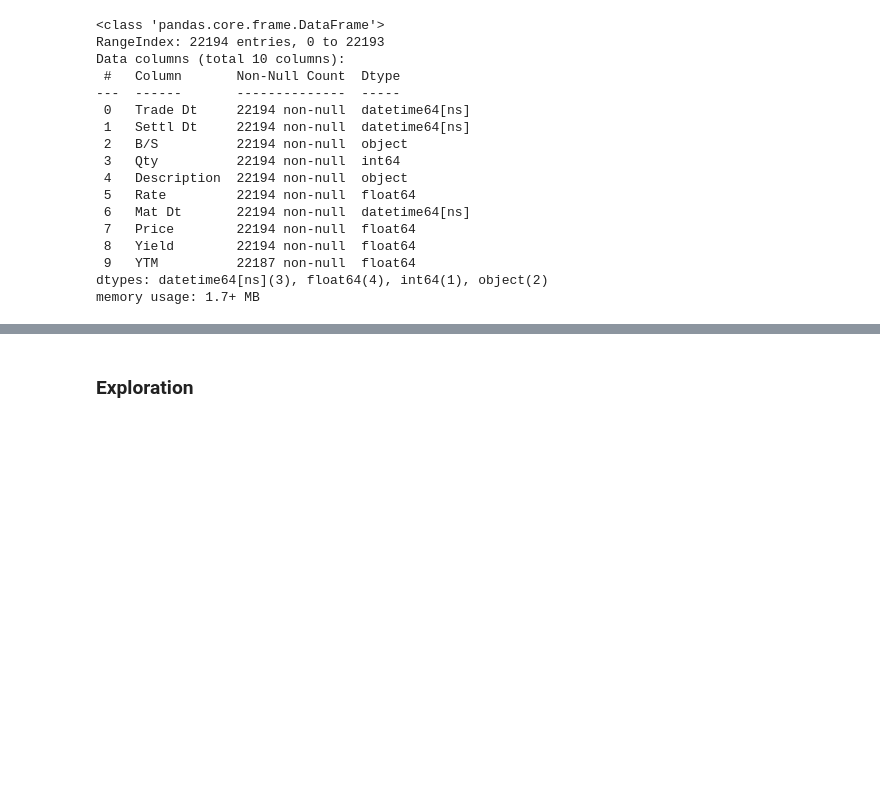
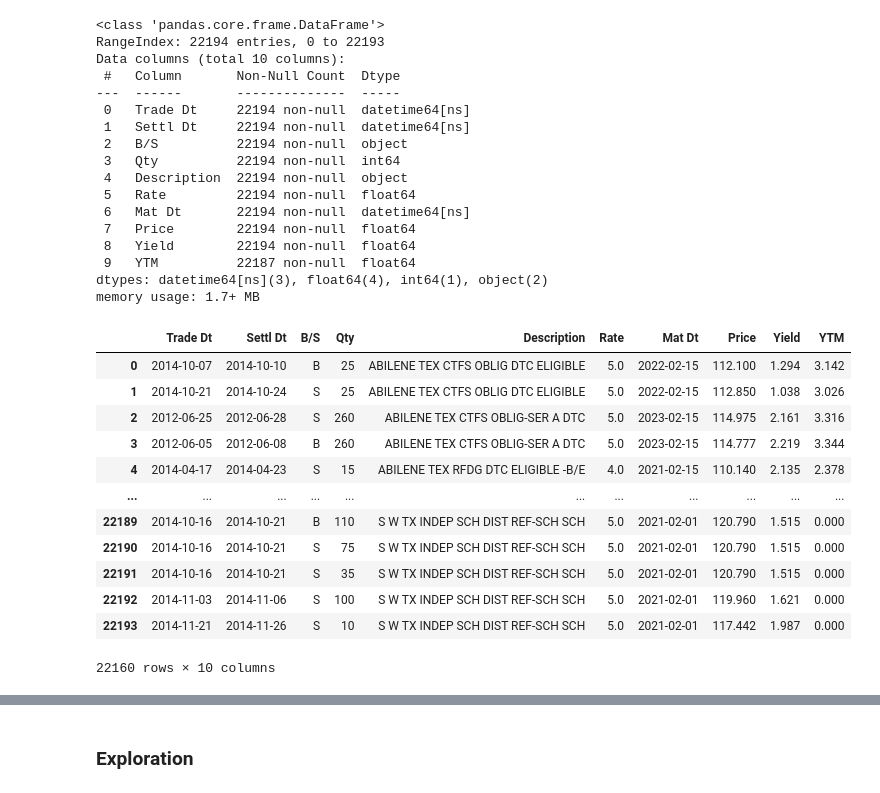
Before and after one commit to albertopuentes/small-side-projects, a Jupyter notebook: TX_trades.ipynb, the cells around one changed output, grey strips where cells are left out. Drawn from its saved outputs; the diff is of its cells as text; code cells hidden in the pictures; blank space fills up the shorter version.

```diff
--- a/TX_trades.ipynb
+++ b/TX_trades.ipynb
@@ -156,3 +156,20 @@ Data columns (total 10 columns):
  9   YTM          22187 non-null  float64
 dtypes: datetime64[ns](3), float64(4), int64(1), object(2)
 memory usage: 1.7+ MB
+# %%
+# check whether Yield is different than YTM
+trades[trades.Yield != trades.YTM]
+# %% [output]
+|  | Trade Dt | Settl Dt | B/S | Qty | Description | Rate | Mat Dt | Price | Yield | YTM |
+| 0 | 2014-10-07 | 2014-10-10 | B | 25 | ABILENE TEX CTFS OBLIG DTC ELIGIBLE | 5.0 | 2022-02-15 | 112.100 | 1.294 | 3.142 |
+| 1 | 2014-10-21 | 2014-10-24 | S | 25 | ABILENE TEX CTFS OBLIG DTC ELIGIBLE | 5.0 | 2022-02-15 | 112.850 | 1.038 | 3.026 |
+| 2 | 2012-06-25 | 2012-06-28 | S | 260 | ABILENE TEX CTFS OBLIG-SER A DTC | 5.0 | 2023-02-15 | 114.975 | 2.161 | 3.316 |
+| 3 | 2012-06-05 | 2012-06-08 | B | 260 | ABILENE TEX CTFS OBLIG-SER A DTC | 5.0 | 2023-02-15 | 114.777 | 2.219 | 3.344 |
+| 4 | 2014-04-17 | 2014-04-23 | S | 15 | ABILENE TEX RFDG DTC ELIGIBLE -B/E | 4.0 | 2021-02-15 | 110.140 | 2.135 | 2.378 |
+| ... | ... | ... | ... | ... | ... | ... | ... | ... | ... | ... |
+| 22189 | 2014-10-16 | 2014-10-21 | B | 110 | S W TX INDEP SCH DIST REF-SCH SCH | 5.0 | 2021-02-01 | 120.790 | 1.515 | 0.000 |
+| 22190 | 2014-10-16 | 2014-10-21 | S | 75 | S W TX INDEP SCH DIST REF-SCH SCH | 5.0 | 2021-02-01 | 120.790 | 1.515 | 0.000 |
+| 22191 | 2014-10-16 | 2014-10-21 | S | 35 | S W TX INDEP SCH DIST REF-SCH SCH | 5.0 | 2021-02-01 | 120.790 | 1.515 | 0.000 |
+| 22192 | 2014-11-03 | 2014-11-06 | S | 100 | S W TX INDEP SCH DIST REF-SCH SCH | 5.0 | 2021-02-01 | 119.960 | 1.621 | 0.000 |
+| 22193 | 2014-11-21 | 2014-11-26 | S | 10 | S W TX INDEP SCH DIST REF-SCH SCH | 5.0 | 2021-02-01 | 117.442 | 1.987 | 0.000 |
+22160 rows × 10 columns
```
Also changed, not shown: parts of 1 cell of this notebook.
